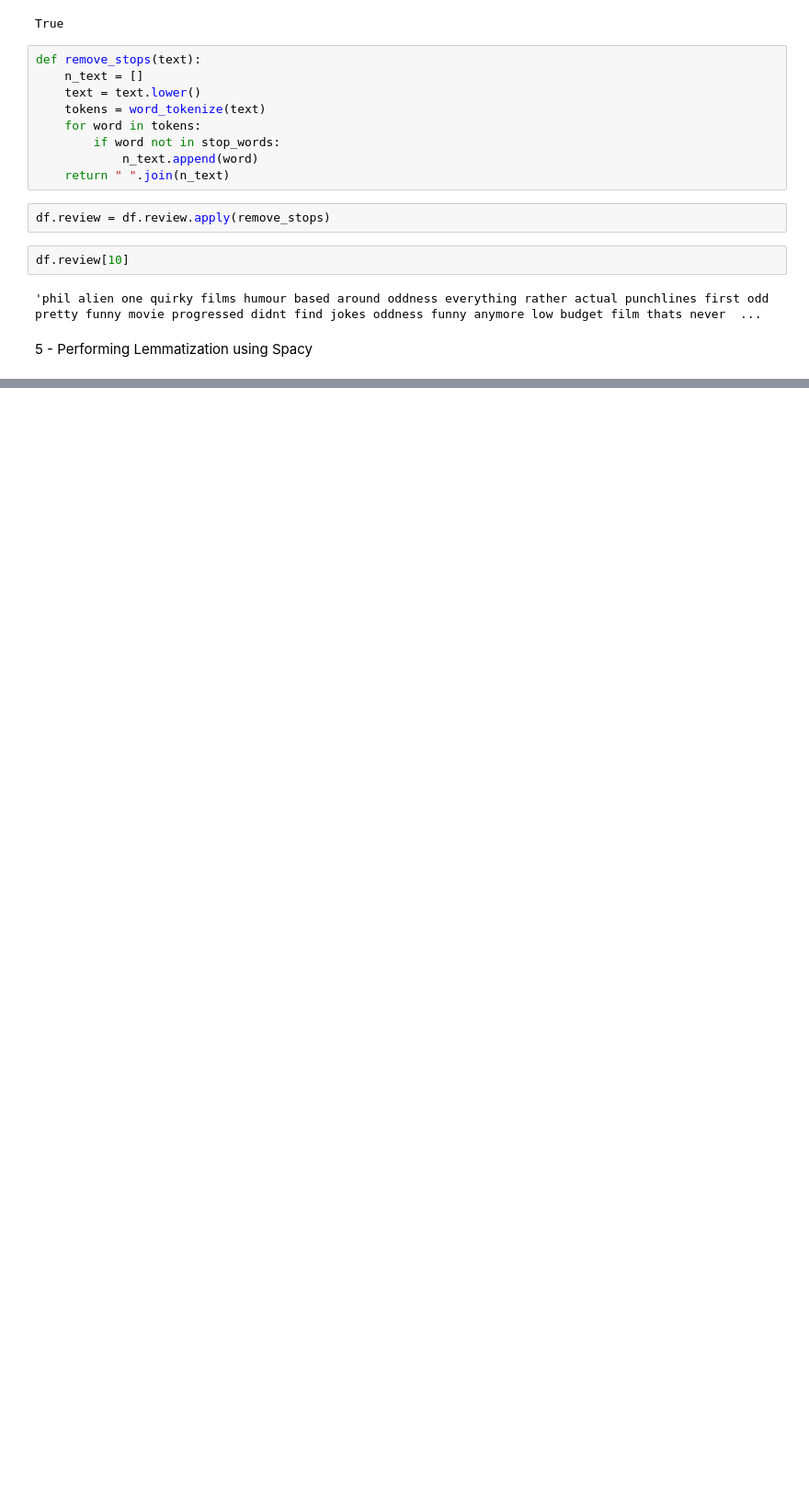
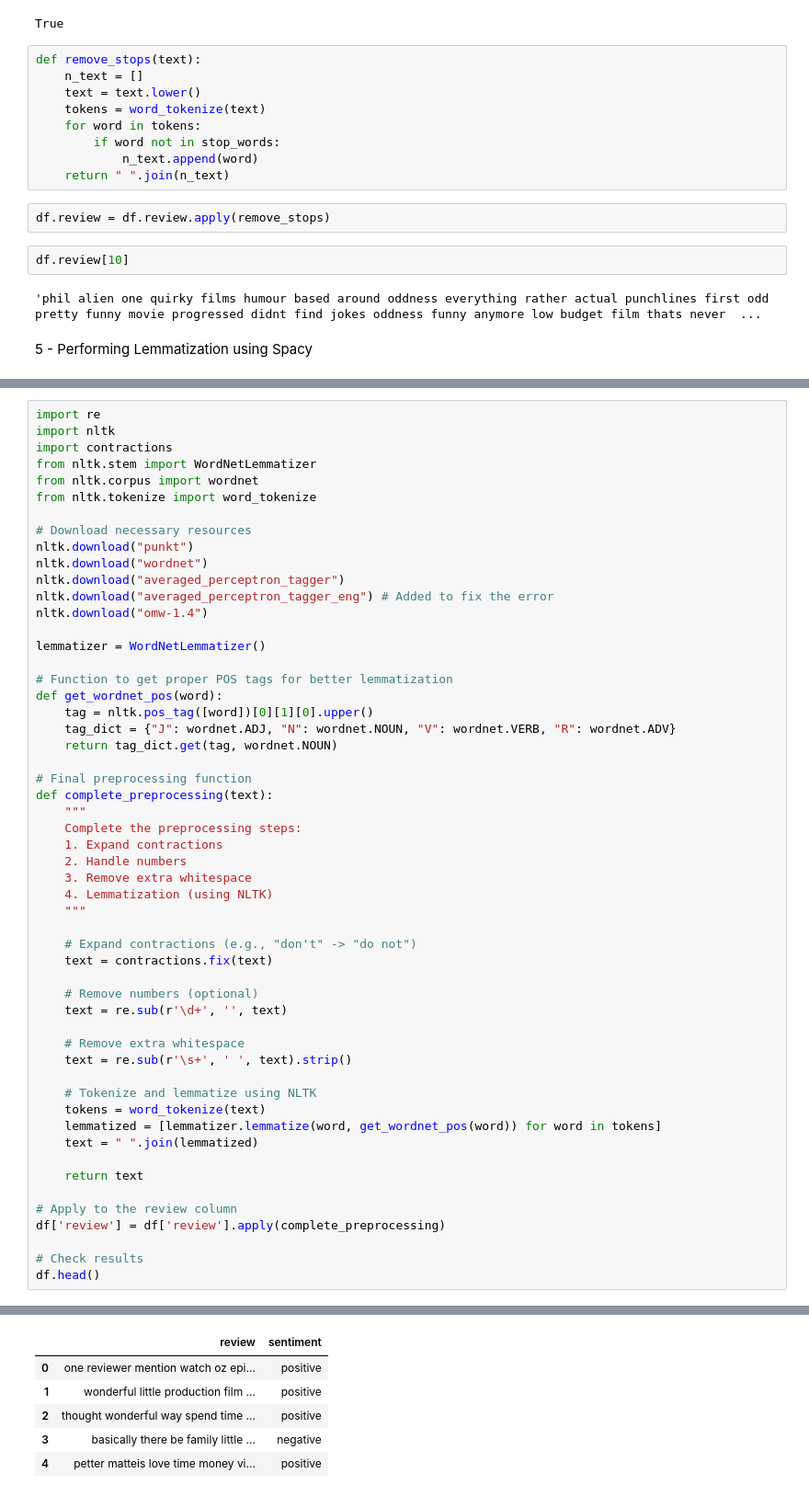
Before and after one commit to YoussefDiaa1/Project-ITI, a Jupyter notebook: English.ipynb, the cells around one changed output, grey strips where cells are left out. Shown at 92% size. Drawn from its saved outputs; the diff is of its cells as text; blank space fills up the shorter version.

```diff
--- a/English.ipynb
+++ b/English.ipynb
@@ -166,0 +172,55 @@ df.review = df.review.apply(Lemmatization)
+# %%
+import re
+import nltk
+import contractions
+from nltk.stem import WordNetLemmatizer
+from nltk.corpus import wordnet
+from nltk.tokenize import word_tokenize
+
+# Download necessary resources
+nltk.download("punkt")
+nltk.download("wordnet")
+nltk.download("averaged_perceptron_tagger")
+nltk.download("averaged_perceptron_tagger_eng") # Added to fix the error
+nltk.download("omw-1.4")
+
+lemmatizer = WordNetLemmatizer()
+
+# Function to get proper POS tags for better lemmatization
+def get_wordnet_pos(word):
+    tag = nltk.pos_tag([word])[0][1][0].upper()
+    tag_dict = {"J": wordnet.ADJ, "N": wordnet.NOUN, "V": wordnet.VERB, "R": wordnet.ADV}
+    return tag_dict.get(tag, wordnet.NOUN)
+
+# Final preprocessing function
+def complete_preprocessing(text):
+    """
+    Complete the preprocessing steps:
+    1. Expand contractions
+    2. Handle numbers
+    3. Remove extra whitespace
+    4. Lemmatization (using NLTK)
+    """
+
+    # Expand contractions (e.g., "don't" -> "do not")
+    text = contractions.fix(text)
+
+    # Remove numbers (optional)
+    text = re.sub(r'\d+', '', text)
+
+    # Remove extra whitespace
+    text = re.sub(r'\s+', ' ', text).strip()
+
+    # Tokenize and lemmatize using NLTK
+    tokens = word_tokenize(text)
+    lemmatized = [lemmatizer.lemmatize(word, get_wordnet_pos(word)) for word in tokens]
+    text = " ".join(lemmatized)
+
+    return text
+
+# Apply to the review column
+df['review'] = df['review'].apply(complete_preprocessing)
+
+# Check results
+df.head()
+# %% [output]
@@ -166,0 +240,6 @@ df.review = df.review.apply(Lemmatization)
+|  | review | sentiment |
+| 0 | one reviewer mention watch oz epi... | positive |
+| 1 | wonderful little production film ... | positive |
+| 2 | thought wonderful way spend time ... | positive |
+| 3 | basically there be family little ... | negative |
+| 4 | petter matteis love time money vi... | positive |
```
Also changed, not shown: parts of 9 cells of this notebook.
